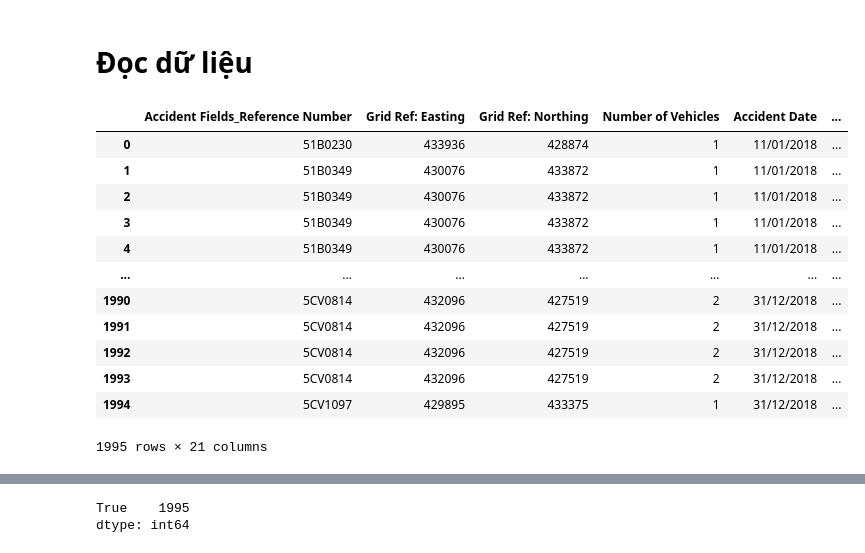
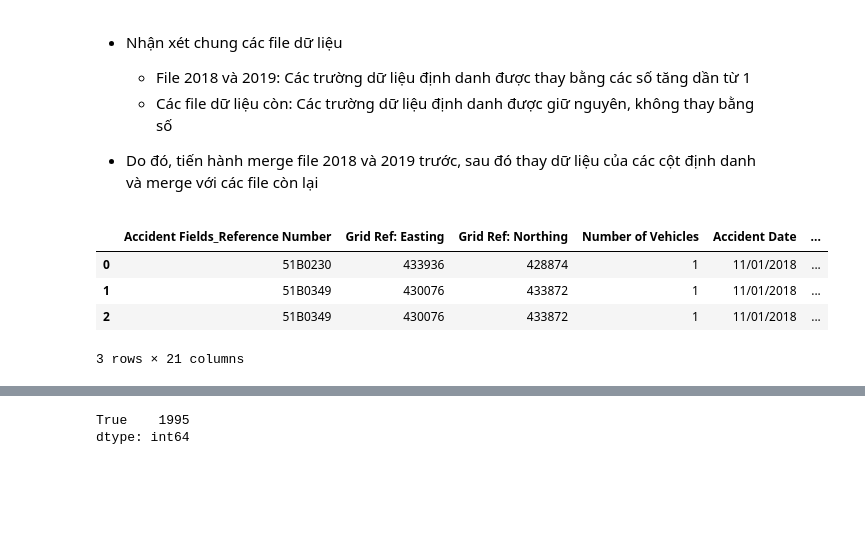
Before and after one commit to XQuyTran/Traffic-Accident-Analysis, a Jupyter notebook: src/preprocess/merge_data.ipynb, the cells around one changed output, grey strips where cells are left out. Saved outputs shown, nothing was run; the diff lists cells and outputs as text; code cells hidden in the pictures; blank space fills up the shorter version.

```diff
--- a/src/preprocess/merge_data.ipynb
+++ b/src/preprocess/merge_data.ipynb
@@ -1,25 +1,21 @@
 # %%
 import pandas as pd
 import numpy as np
-# %% [markdown]
-# Đọc dữ liệu
+# %% [markdown]
+- Nhận xét chung các file dữ liệu
+    - File 2018 và 2019: Các trường dữ liệu định danh được thay bằng các số tăng dần từ 1
+    - Các file dữ liệu còn: Các trường dữ liệu định danh được giữ nguyên, không thay bằng số
+
+- Do đó, tiến hành merge file 2018 và 2019 trước, sau đó thay dữ liệu của các cột định danh và merge với các file còn lại
 # %%
 df_18 = pd.read_csv('../../Data/data_2018.csv')
 df_19 = pd.read_csv('../../Data/data_2019.csv')
 # %%
-df_18
+df_18.head(3)
 # %% [output]
 |  | Accident Fields_Reference Number | Grid Ref: Easting | Grid Ref: Northing | Number of Vehicles | Accident Date | ... |
 | 0 | 51B0230 | 433936 | 428874 | 1 | 11/01/2018 | ... |
 | 1 | 51B0349 | 430076 | 433872 | 1 | 11/01/2018 | ... |
 | 2 | 51B0349 | 430076 | 433872 | 1 | 11/01/2018 | ... |
-| 3 | 51B0349 | 430076 | 433872 | 1 | 11/01/2018 | ... |
-| 4 | 51B0349 | 430076 | 433872 | 1 | 11/01/2018 | ... |
-| ... | ... | ... | ... | ... | ... | ... |
-| 1990 | 5CV0814 | 432096 | 427519 | 2 | 31/12/2018 | ... |
-| 1991 | 5CV0814 | 432096 | 427519 | 2 | 31/12/2018 | ... |
-| 1992 | 5CV0814 | 432096 | 427519 | 2 | 31/12/2018 | ... |
-| 1993 | 5CV0814 | 432096 | 427519 | 2 | 31/12/2018 | ... |
-| 1994 | 5CV1097 | 429895 | 433375 | 1 | 31/12/2018 | ... |
-1995 rows × 21 columns
+3 rows × 21 columns
 # %%
```
Also changed, not shown: parts of 37 cells of this notebook, 1 other file.
